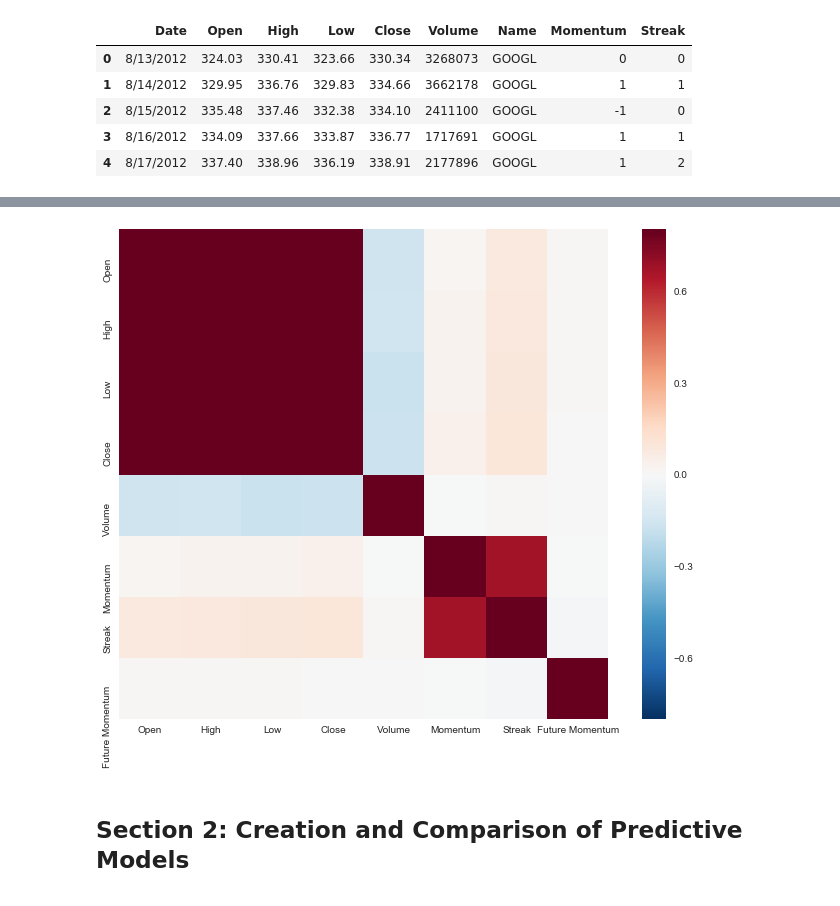
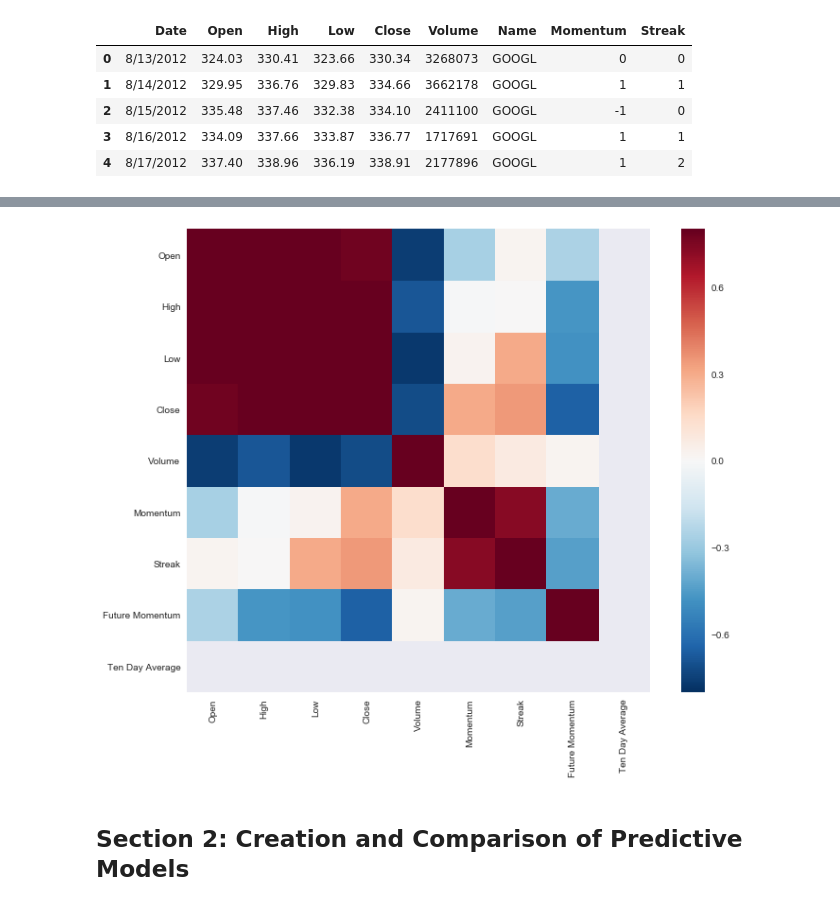
Before and after one commit to makennedy626/Thinkful_Unit_3, a Jupyter notebook: Unit 3 Capstone.ipynb, the cells around one changed output, grey strips where cells are left out. Cells and saved outputs as stored; diff of their text form; code cells hidden in the pictures.

```diff
--- a/Unit 3 Capstone.ipynb
+++ b/Unit 3 Capstone.ipynb
@@ -220,10 +214,11 @@ new_data = data
 ten_ave = [0] * len(data)
 i=9
 # Calculate the streaks and store them in the new column, 'Streak'
-for row in data['Close']:
+for row in new_data:
     ten_ave[i] = data.Close[i-9:i].mean()
     i=i+1
 
+print(ten_ave)
 new_data['Ten Day Average'] = ten_ave
 
 new_data.head()
@@ -243,16 +249,16 @@ new_data.head()
 # %%
 # Create a heatmap with the new features.
 
-corrmat = data.corr()
+corrmat = new_data.corr()
 
 # Set up the matplotlib figure.
 f, ax = plt.subplots(figsize=(12, 9))
 
 # Draw the heatmap using seaborn
 sns.heatmap(corrmat, vmax=.8, square=True)
 plt.show()
 # %% [output]
-[figure, old version]
+[figure, new version]
 # %% [markdown]
 ## Section 2: Creation and Comparison of Predictive Models
 # %% [markdown]
```
Also changed, not shown: parts of 11 cells of this notebook.
